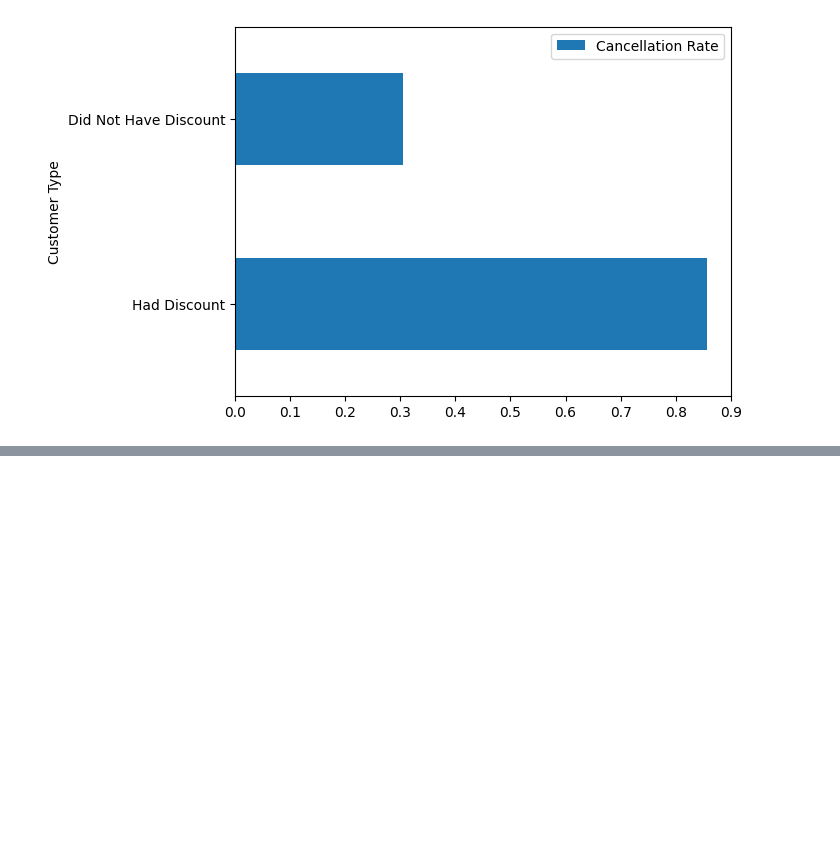
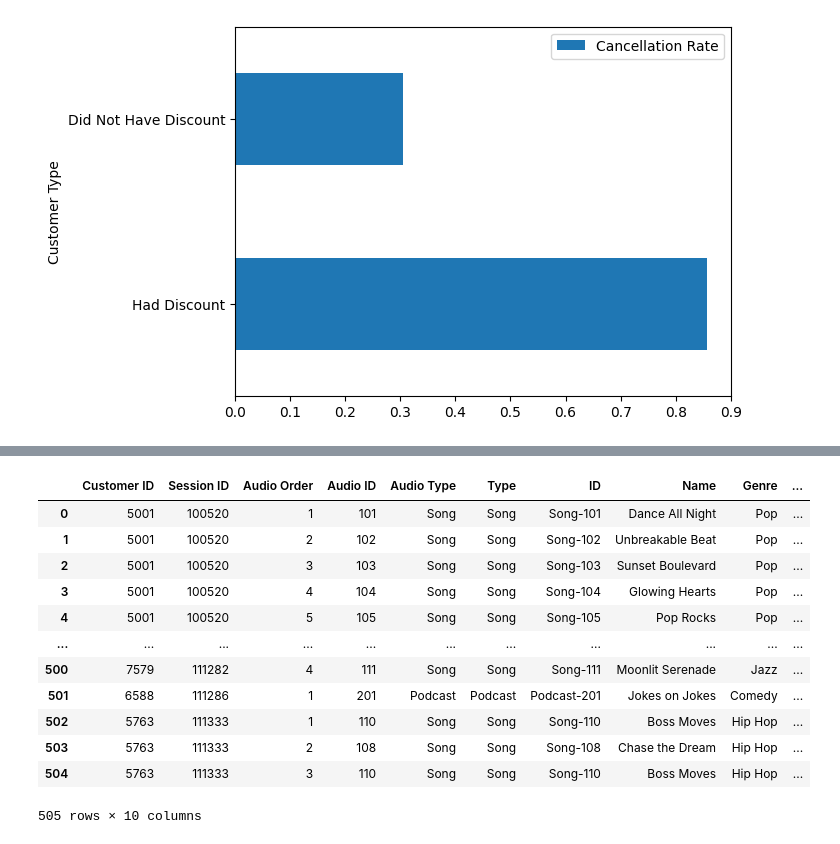
Before and after one commit to Marcin-Charzynski/retention-radar, a Jupyter notebook: notebooks/customer_churn_data_prep.ipynb, the cells around one changed output, grey strips where cells are left out. Cells and saved outputs as stored; diff of their text form; code cells hidden in the pictures; blank space fills up the shorter version.

```diff
--- a/notebooks/customer_churn_data_prep.ipynb
+++ b/notebooks/customer_churn_data_prep.ipynb
@@ -468,0 +546,17 @@ plt.close(fig)
+# %%
+df = listening_history.merge(audio_all, how='left', on='Audio ID')
+df
+# %% [output]
+|  | Customer ID | Session ID | Audio Order | Audio ID | Audio Type | Type | ID | Name | Genre | ... |
+| 0 | 5001 | 100520 | 1 | 101 | Song | Song | Song-101 | Dance All Night | Pop | ... |
+| 1 | 5001 | 100520 | 2 | 102 | Song | Song | Song-102 | Unbreakable Beat | Pop | ... |
+| 2 | 5001 | 100520 | 3 | 103 | Song | Song | Song-103 | Sunset Boulevard | Pop | ... |
+| 3 | 5001 | 100520 | 4 | 104 | Song | Song | Song-104 | Glowing Hearts | Pop | ... |
+| 4 | 5001 | 100520 | 5 | 105 | Song | Song | Song-105 | Pop Rocks | Pop | ... |
+| ... | ... | ... | ... | ... | ... | ... | ... | ... | ... | ... |
+| 500 | 7579 | 111282 | 4 | 111 | Song | Song | Song-111 | Moonlit Serenade | Jazz | ... |
+| 501 | 6588 | 111286 | 1 | 201 | Podcast | Podcast | Podcast-201 | Jokes on Jokes | Comedy | ... |
+| 502 | 5763 | 111333 | 1 | 110 | Song | Song | Song-110 | Boss Moves | Hip Hop | ... |
+| 503 | 5763 | 111333 | 2 | 108 | Song | Song | Song-108 | Chase the Dream | Hip Hop | ... |
+| 504 | 5763 | 111333 | 3 | 110 | Song | Song | Song-110 | Boss Moves | Hip Hop | ... |
+505 rows × 10 columns
```
Also changed, not shown: parts of 11 cells of this notebook, 1 other file.
